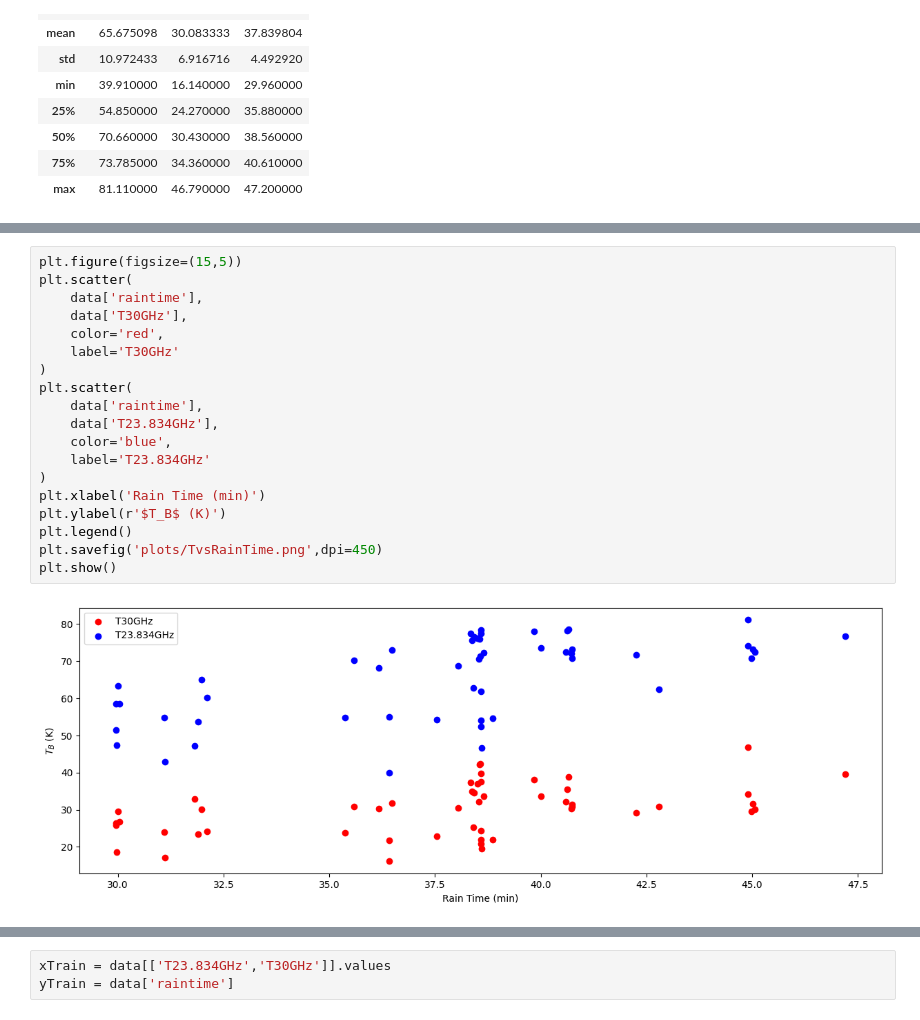
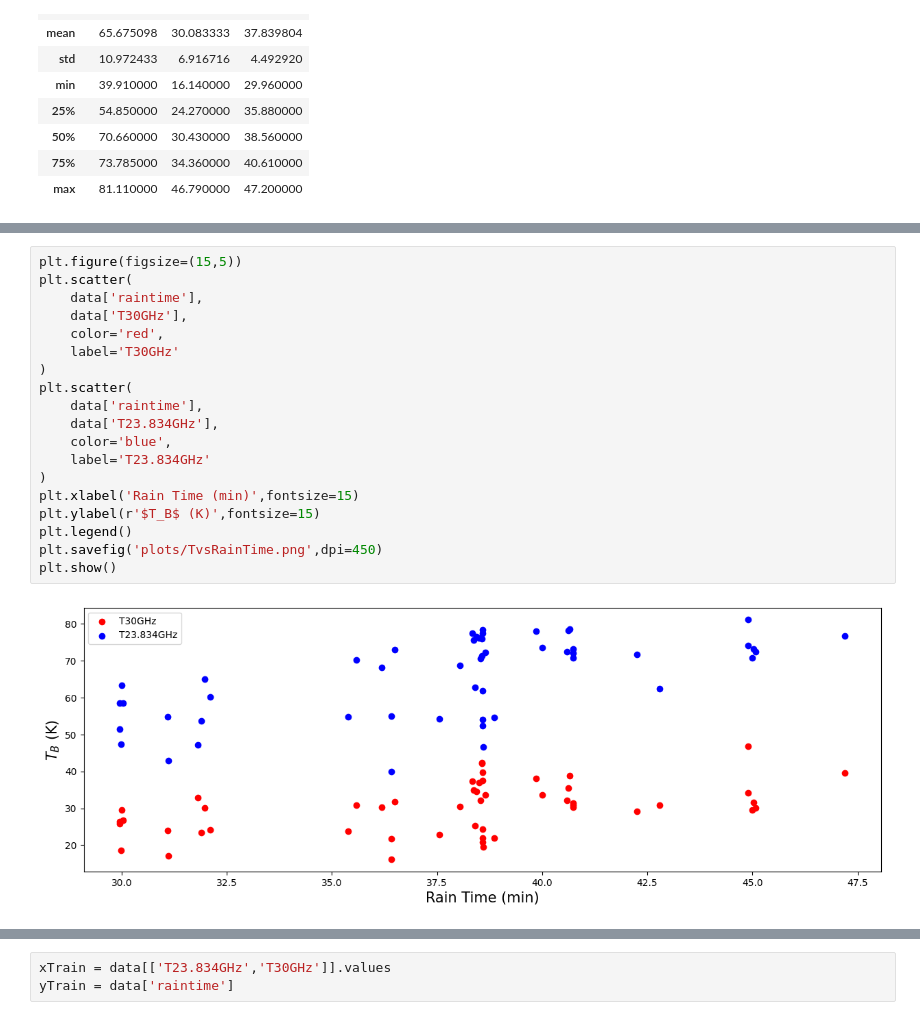
Before and after one commit to rajsahu2004/Radiometric-Method-Project, a Jupyter notebook: code.ipynb, the cells around one changed output, grey strips where cells are left out. Saved outputs shown, nothing was run; the diff lists cells and outputs as text.

```diff
--- a/code.ipynb
+++ b/code.ipynb
@@ -92,24 +92,24 @@ plt.show()
 # %%
 plt.figure(figsize=(15,5))
 plt.scatter(
     data['raintime'],
     data['T30GHz'],
     color='red',
     label='T30GHz'
 )
 plt.scatter(
     data['raintime'],
     data['T23.834GHz'],
     color='blue',
     label='T23.834GHz'
 )
-plt.xlabel('Rain Time (min)')
-plt.ylabel(r'$T_B$ (K)')
+plt.xlabel('Rain Time (min)',fontsize=15)
+plt.ylabel(r'$T_B$ (K)',fontsize=15)
 plt.legend()
 plt.savefig('plots/TvsRainTime.png',dpi=450)
 plt.show()
 # %% [output]
-[figure, old version]
+[figure, new version]
 # %%
 corr = data.corr(numeric_only=True)
 plt.figure(figsize=(10,10))
```
Also changed, not shown: parts of 6 cells of this notebook, 8 other files.
